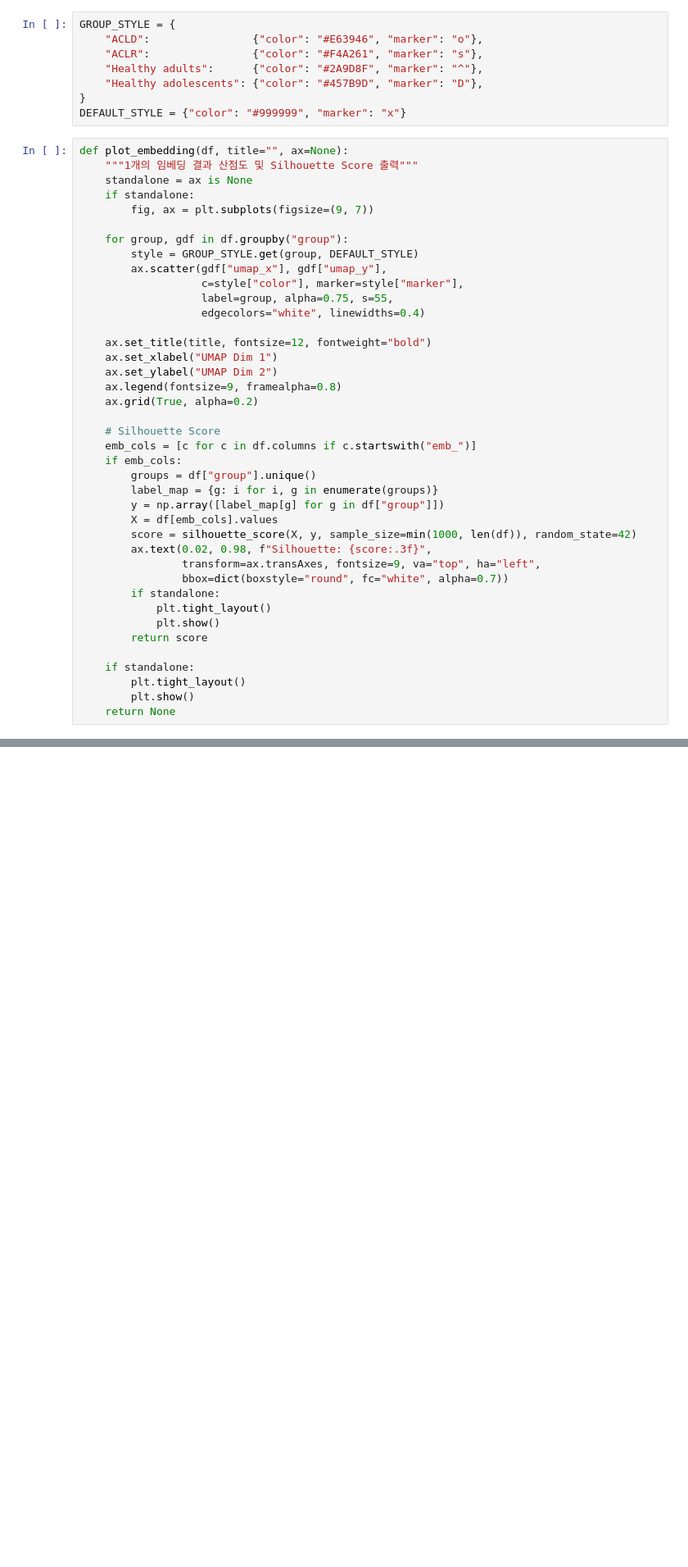
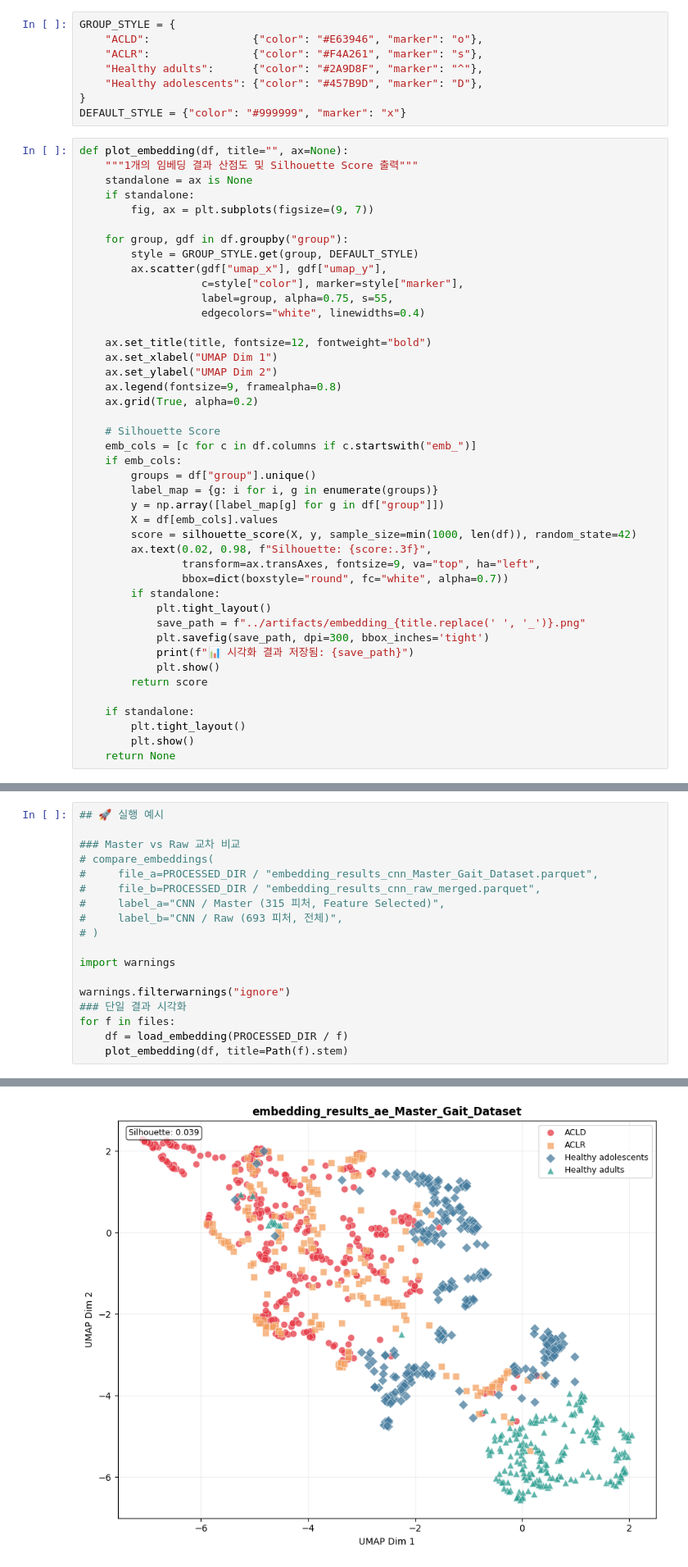
Before and after one commit to ryutt919/Knee-Assessment-from-Gait, a Jupyter notebook: notebooks/analysis_embeddings.ipynb, the cells around one changed output, grey strips where cells are left out. Shown at 82% size. Saved outputs shown, nothing was run; the diff lists cells and outputs as text; blank space fills up the shorter version.

```diff
--- a/notebooks/analysis_embeddings.ipynb
+++ b/notebooks/analysis_embeddings.ipynb
@@ -89,6 +109,9 @@ def plot_embedding(df, title="", ax=None):
                 bbox=dict(boxstyle="round", fc="white", alpha=0.7))
         if standalone:
             plt.tight_layout()
+            save_path = f"../artifacts/embedding_{title.replace(' ', '_')}.png"
+            plt.savefig(save_path, dpi=300, bbox_inches='tight')
+            print(f"📊 시각화 결과 저장됨: {save_path}")
             plt.show()
         return score
 
@@ -163,0 +163,19 @@ plot_subject(df, subject_id="ACLD3")
+# %%
+## 🚀 실행 예시
+
+### Master vs Raw 교차 비교
+# compare_embeddings(
+#     file_a=PROCESSED_DIR / "embedding_results_cnn_Master_Gait_Dataset.parquet",
+#     file_b=PROCESSED_DIR / "embedding_results_cnn_raw_merged.parquet",
+#     label_a="CNN / Master (315 피처, Feature Selected)",
+#     label_b="CNN / Raw (693 피처, 전체)",
+# )
+
+import warnings
+
+warnings.filterwarnings("ignore")
+### 단일 결과 시각화
+for f in files:
+    df = load_embedding(PROCESSED_DIR / f)
+    plot_embedding(df, title=Path(f).stem)
+# %% [output]
@@ -163,0 +185 @@ plot_subject(df, subject_id="ACLD3")
+[figure, added]
```
Also changed, not shown: parts of 7 cells of this notebook, 43 other files.
